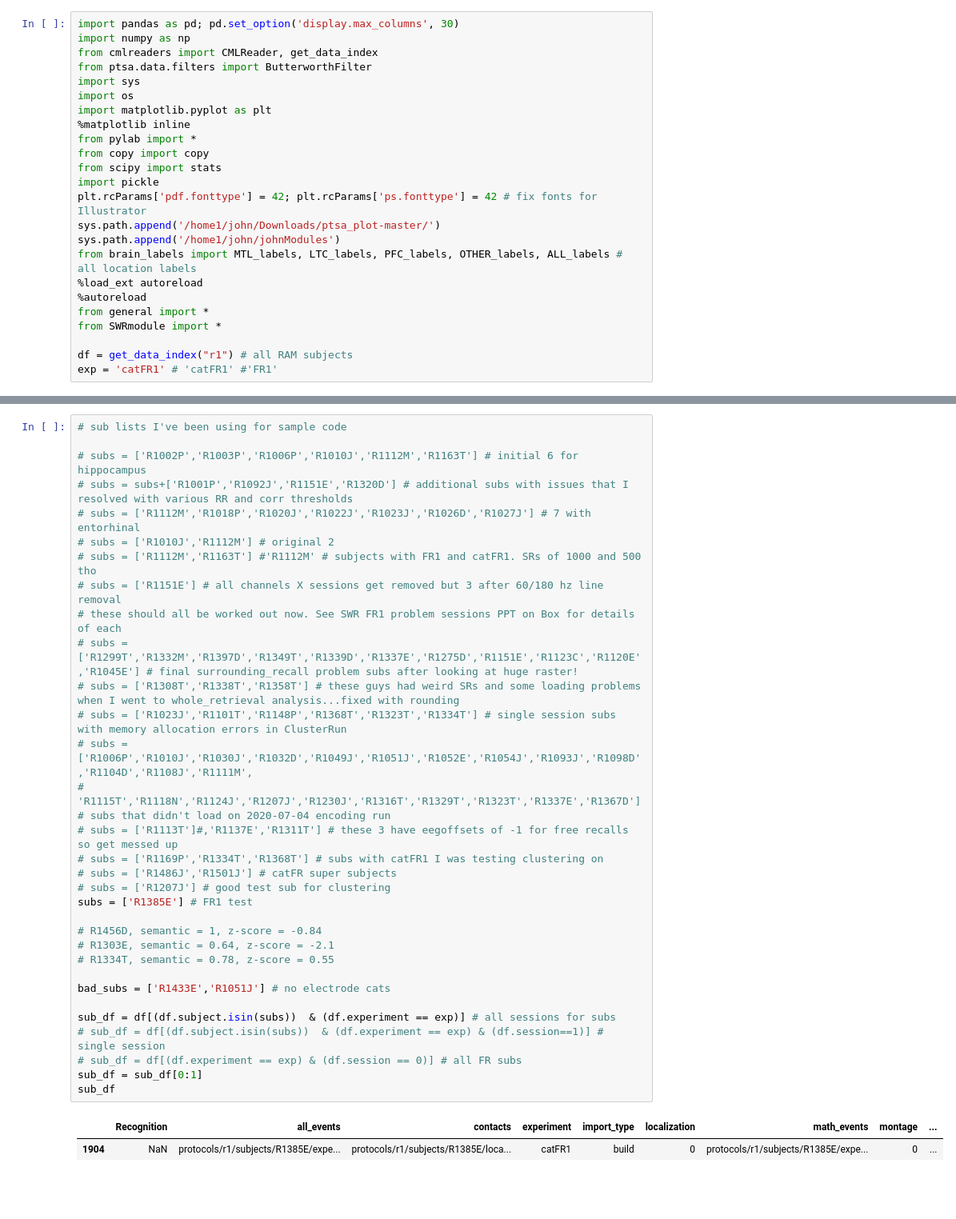
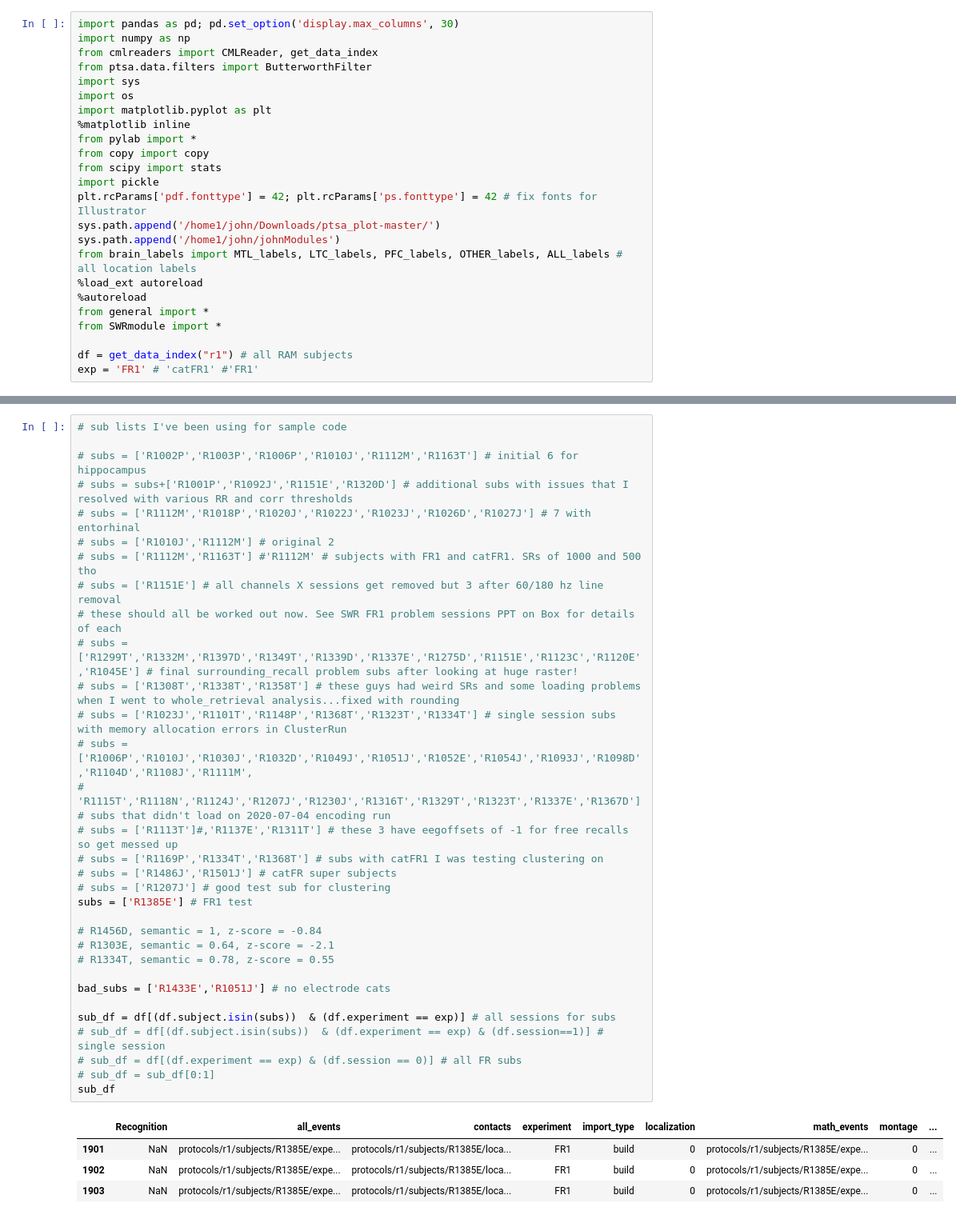
Before and after one commit to jjsakon/SWR, a Jupyter notebook: code/SWRanalysisClustering.ipynb, the cells around one changed output, grey strips where cells are left out. Shown: that part at 80% size. Drawn from its saved outputs; the diff is of its cells as text; blank space fills up the shorter version.

```diff
--- a/code/SWRanalysisClustering.ipynb
+++ b/code/SWRanalysisClustering.ipynb
@@ -29,7 +29,7 @@ from general import *
 from SWRmodule import *
 
 df = get_data_index("r1") # all RAM subjects
-exp = 'catFR1' # 'catFR1' #'FR1'
+exp = 'FR1' # 'catFR1' #'FR1'
 # %% [output]
 The autoreload extension is already loaded. To reload it, use:
   %reload_ext autoreload
@@ -39,35 +39,37 @@ The autoreload extension is already loaded. To reload it, use:
 # subs = ['R1002P','R1003P','R1006P','R1010J','R1112M','R1163T'] # initial 6 for hippocampus
 # subs = subs+['R1001P','R1092J','R1151E','R1320D'] # additional subs with issues that I resolved with various RR and corr thresholds
 # subs = ['R1112M','R1018P','R1020J','R1022J','R1023J','R1026D','R1027J'] # 7 with entorhinal
 # subs = ['R1010J','R1112M'] # original 2
 # subs = ['R1112M','R1163T'] #'R1112M' # subjects with FR1 and catFR1. SRs of 1000 and 500 tho
 # subs = ['R1151E'] # all channels X sessions get removed but 3 after 60/180 hz line removal
 # these should all be worked out now. See SWR FR1 problem sessions PPT on Box for details of each
 # subs = ['R1299T','R1332M','R1397D','R1349T','R1339D','R1337E','R1275D','R1151E','R1123C','R1120E','R1045E'] # final surrounding_recall problem subs after looking at huge raster!
 # subs = ['R1308T','R1338T','R1358T'] # these guys had weird SRs and some loading problems when I went to whole_retrieval analysis...fixed with rounding
 # subs = ['R1023J','R1101T','R1148P','R1368T','R1323T','R1334T'] # single session subs with memory allocation errors in ClusterRun
 # subs = ['R1006P','R1010J','R1030J','R1032D','R1049J','R1051J','R1052E','R1054J','R1093J','R1098D','R1104D','R1108J','R1111M',
 #         'R1115T','R1118N','R1124J','R1207J','R1230J','R1316T','R1329T','R1323T','R1337E','R1367D'] # subs that didn't load on 2020-07-04 encoding run
 # subs = ['R1113T']#,'R1137E','R1311T'] # these 3 have eegoffsets of -1 for free recalls so get messed up
 # subs = ['R1169P','R1334T','R1368T'] # subs with catFR1 I was testing clustering on
 # subs = ['R1486J','R1501J'] # catFR super subjects
 # subs = ['R1207J'] # good test sub for clustering
 subs = ['R1385E'] # FR1 test
 
 # R1456D, semantic = 1, z-score = -0.84
 # R1303E, semantic = 0.64, z-score = -2.1
 # R1334T, semantic = 0.78, z-score = 0.55
 
 bad_subs = ['R1433E','R1051J'] # no electrode cats
 
 sub_df = df[(df.subject.isin(subs))  & (df.experiment == exp)] # all sessions for subs
 # sub_df = df[(df.subject.isin(subs))  & (df.experiment == exp) & (df.session==1)] # single session
 # sub_df = df[(df.experiment == exp) & (df.session == 0)] # all FR subs
-sub_df = sub_df[0:1]
+# sub_df = sub_df[0:1]
 sub_df
 # %% [output]
 |  | Recognition | all_events | contacts | experiment | import_type | localization | math_events | montage | ... |
-| 1904 | NaN | protocols/r1/subjects/R1385E/expe... | protocols/r1/subjects/R1385E/loca... | catFR1 | build | 0 | protocols/r1/subjects/R1385E/expe... | 0 | ... |
+| 1901 | NaN | protocols/r1/subjects/R1385E/expe... | protocols/r1/subjects/R1385E/loca... | FR1 | build | 0 | protocols/r1/subjects/R1385E/expe... | 0 | ... |
+| 1902 | NaN | protocols/r1/subjects/R1385E/expe... | protocols/r1/subjects/R1385E/loca... | FR1 | build | 0 | protocols/r1/subjects/R1385E/expe... | 0 | ... |
+| 1903 | NaN | protocols/r1/subjects/R1385E/expe... | protocols/r1/subjects/R1385E/loca... | FR1 | build | 0 | protocols/r1/subjects/R1385E/expe... | 0 | ... |
 # %%
 # 575 FR sessions. first 18 of don't load so skip those
 exp_df = df[df.experiment==exp]
```
Also changed, not shown: parts of 4 cells of this notebook, 3 other files.
